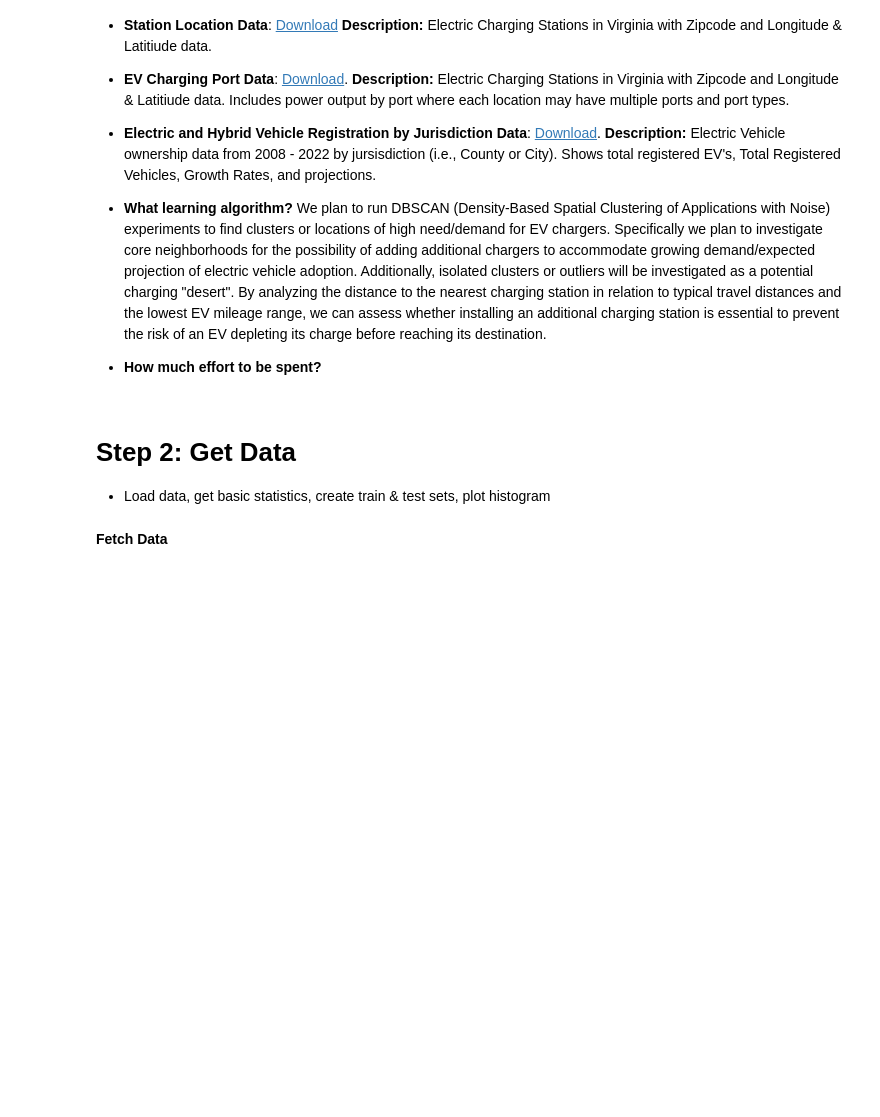
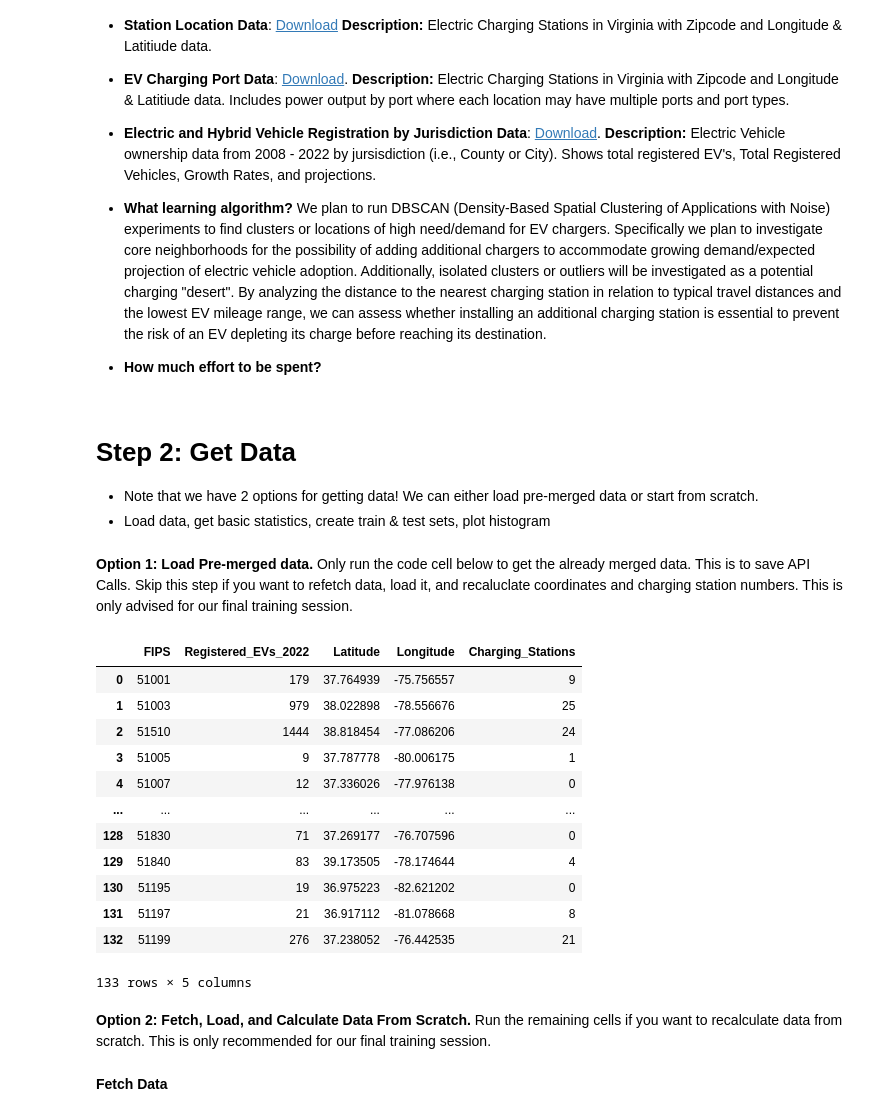
Before and after one commit to manoloc0/cs4774-final-project, a Jupyter notebook: CS4774_Final_Project.ipynb, the cells around one changed output. Drawn from its saved outputs; the diff is of its cells as text; code cells hidden in the pictures; blank space fills up the shorter version.

```diff
--- a/CS4774_Final_Project.ipynb
+++ b/CS4774_Final_Project.ipynb
@@ -31,7 +31,38 @@ import matplotlib as mpl
 import matplotlib.pyplot as plt
 # %% [markdown]
 # Step 2: Get Data
+*   Note that we have 2 options for getting data! We can either load pre-merged data or start from scratch.
 *   Load data, get basic statistics, create train & test sets, plot histogram
+# %% [markdown]
+**Option 1: Load Pre-merged data.**
+Only run the code cell below to get the already merged data. This is to save API Calls. Skip this step if you want to refetch data, load it, and recaluclate coordinates and charging station numbers. This is only advised for our final training session.
+# %%
+MERGED_DATA_PATH = os.path.join("datasets")
+
+def load_merged_data(merged_data_path=MERGED_DATA_PATH):
+    """Load already merged data from 1000 API Calls"""
+    csv_path = os.path.join(merged_data_path, "merged_data_1000.csv")
+    return pd.read_csv(csv_path)
+
+merged_df = load_merged_data()
+# %%
+merged_df
+# %% [output]
+|  | FIPS | Registered_EVs_2022 | Latitude | Longitude | Charging_Stations |
+| 0 | 51001 | 179 | 37.764939 | -75.756557 | 9 |
+| 1 | 51003 | 979 | 38.022898 | -78.556676 | 25 |
+| 2 | 51510 | 1444 | 38.818454 | -77.086206 | 24 |
+| 3 | 51005 | 9 | 37.787778 | -80.006175 | 1 |
+| 4 | 51007 | 12 | 37.336026 | -77.976138 | 0 |
+| ... | ... | ... | ... | ... | ... |
+| 128 | 51830 | 71 | 37.269177 | -76.707596 | 0 |
+| 129 | 51840 | 83 | 39.173505 | -78.174644 | 4 |
+| 130 | 51195 | 19 | 36.975223 | -82.621202 | 0 |
+| 131 | 51197 | 21 | 36.917112 | -81.078668 | 8 |
+| 132 | 51199 | 276 | 37.238052 | -76.442535 | 21 |
+133 rows × 5 columns
+# %% [markdown]
+**Option 2: Fetch, Load, and Calculate Data From Scratch.** Run the remaining cells if you want to recalculate data from scratch. This is only recommended for our final training session.
 # %% [markdown]
 **Fetch Data**
 # %%
```
Also changed, not shown: parts of 4 cells of this notebook.
